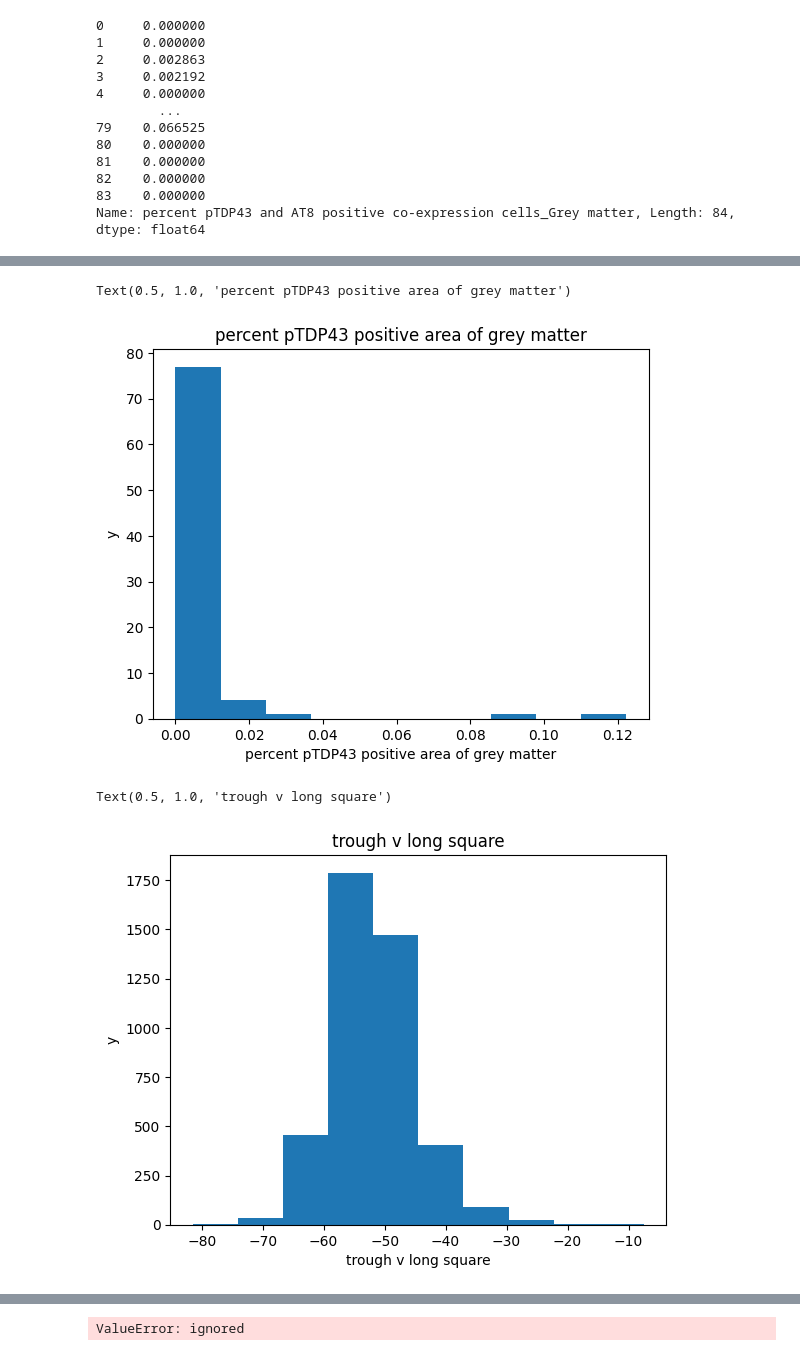
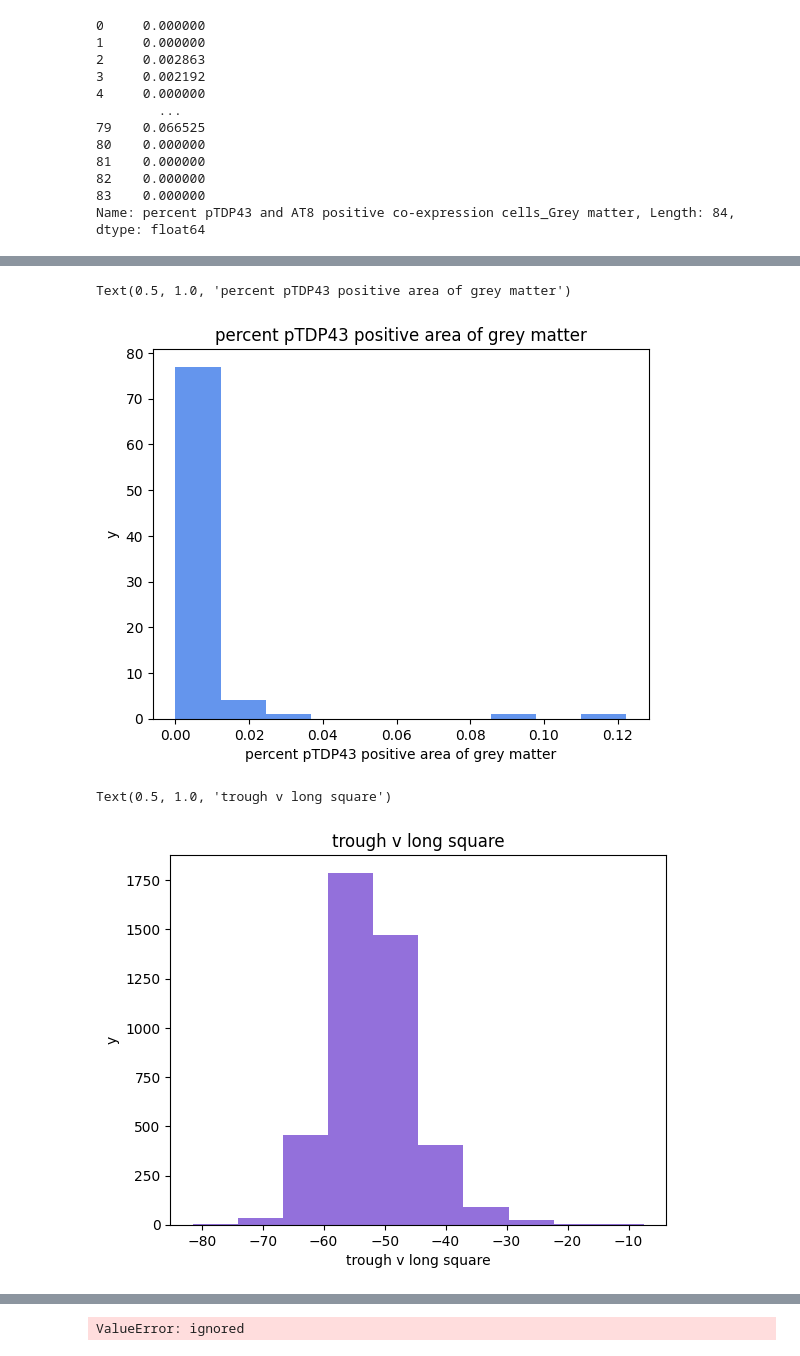
Before and after one commit to caseymacelhiney/neuro265, a Jupyter notebook: final_project.ipynb, the cells around one changed output, grey strips where cells are left out. Cells and saved outputs as stored; diff of their text form; code cells hidden in the pictures.

```diff
--- a/final_project.ipynb
+++ b/final_project.ipynb
@@ -60,17 +60,17 @@ Text(0.5, 1.0, 'percent pTDP43 and AT8 positive co-expression cells of grey matt
 # %%
-plt.hist(alzheimers_pathology.iloc[:,26]) #percent pTDP43 positive area_Grey matter
+plt.hist(alzheimers_pathology.iloc[:,26],color='cornflowerblue') #percent pTDP43 positive area_Grey matter
 plt.xlabel('percent pTDP43 positive area of grey matter')
 plt.ylabel('y')
 plt.title('percent pTDP43 positive area of grey matter')
 # %% [output]
 Text(0.5, 1.0, 'percent pTDP43 positive area of grey matter')
-[figure, old version]
+[figure, new version]
 # %%
-plt.hist(patch_seq.iloc[:,31])
+plt.hist(patch_seq.iloc[:,31],color='mediumpurple')
 plt.xlabel('trough v long square')
 plt.ylabel('y')
 plt.title('trough v long square')
 # %% [output]
 Text(0.5, 1.0, 'trough v long square')
-[figure, old version]
+[figure, new version]
 # %%
```
Also changed, not shown: parts of 6 cells of this notebook.
